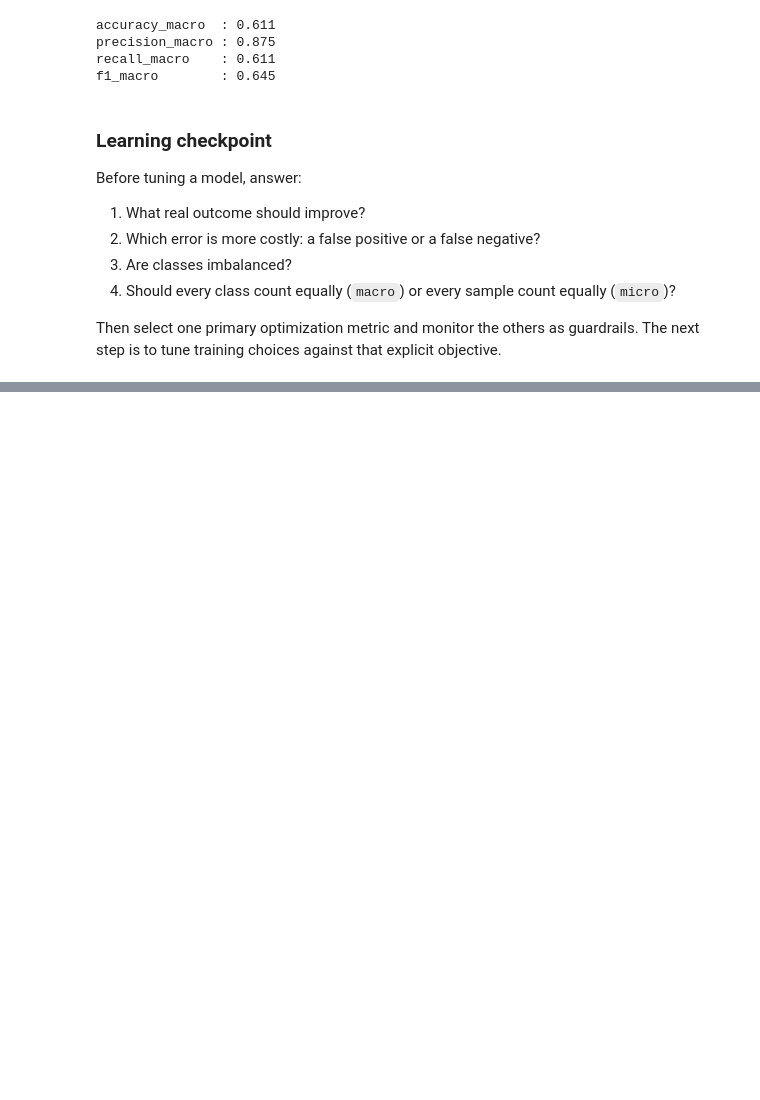
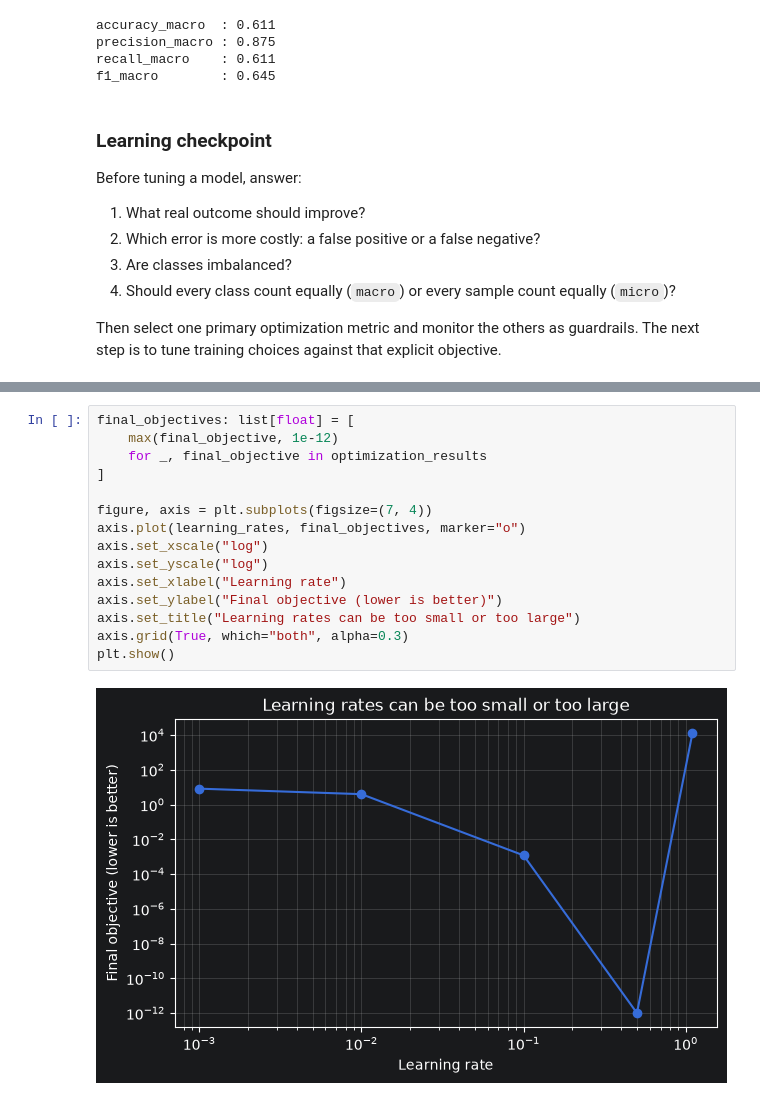
Before and after one commit to majorgilles/pytorch_for_deep_learning, a Jupyter notebook: weeks/c2_w1/c2_w1_hyperparameter-optimization.ipynb, the cells around one changed output, grey strips where cells are left out. Drawn from its saved outputs; the diff is of its cells as text; blank space fills up the shorter version.

```diff
--- a/weeks/c2_w1/c2_w1_hyperparameter-optimization.ipynb
+++ b/weeks/c2_w1/c2_w1_hyperparameter-optimization.ipynb
@@ -205,0 +304,17 @@ Then select one primary optimization metric and monitor the others as guardrails
+# %%
+final_objectives: list[float] = [
+    max(final_objective, 1e-12)
+    for _, final_objective in optimization_results
+]
+
+figure, axis = plt.subplots(figsize=(7, 4))
+axis.plot(learning_rates, final_objectives, marker="o")
+axis.set_xscale("log")
+axis.set_yscale("log")
+axis.set_xlabel("Learning rate")
+axis.set_ylabel("Final objective (lower is better)")
+axis.set_title("Learning rates can be too small or too large")
+axis.grid(True, which="both", alpha=0.3)
+plt.show()
+# %% [output]
+[figure, added]
```
Also changed, not shown: parts of 40 cells of this notebook, 2 other files.
